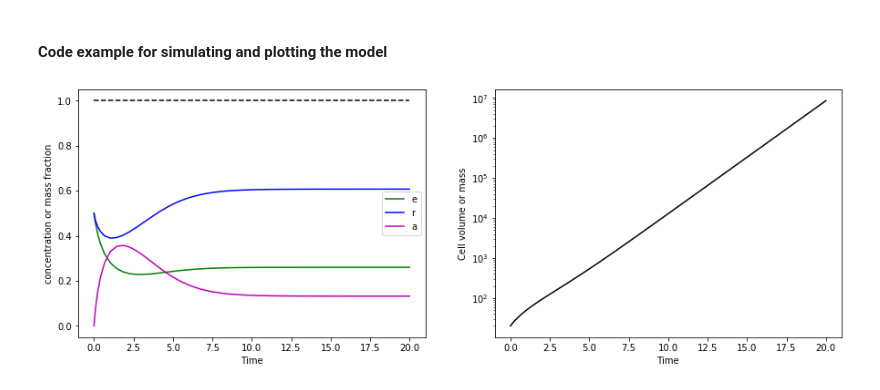
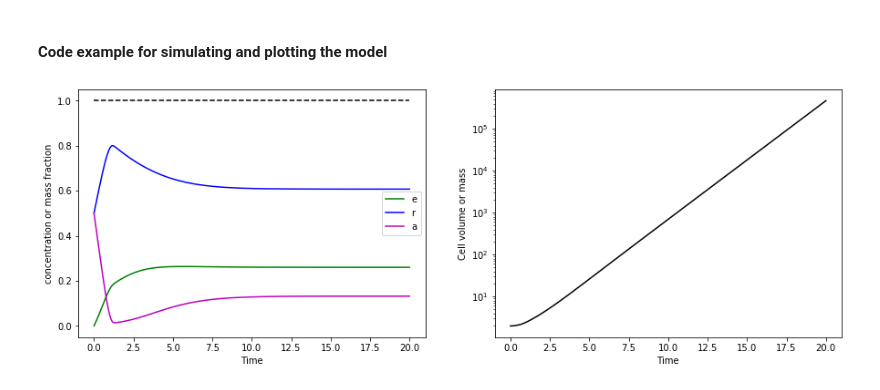
Before and after one commit to fbertaux/ERA_toymodel, a Jupyter notebook: ERA_coarse_grained_model_exercise.ipynb, the cells around one changed output. Drawn from its saved outputs; the diff is of its cells as text; code cells hidden in the pictures.

```diff
--- a/ERA_coarse_grained_model_exercise.ipynb
+++ b/ERA_coarse_grained_model_exercise.ipynb
@@ -82,20 +60,19 @@ ode_result = integrate.solve_ivp(derivs, # the RHS for the ODEs
+# %%
+E0, R0, A0 = 0, 1, 1
+t, E, R, A, V, e, r, a = simulate(params=params, duration=20, E0=E0, R0=R0, A0=A0)
 # %%
 # Plotting the result of the ODE simulation.
 # We verify that the concentrations always sum to 1
-E,R,A = ode_result.y
-V = E + R + A
-e, r, a = E/V, R/V, A/V
-t = ode_result.t
 f, (ax1,ax2) = plt.subplots(ncols=2, nrows=1, figsize=(15,5))
 ax1.plot(t, e, 'g', label='e')
 ax1.plot(t, r, 'b', label='r')
 ax1.plot(t, a, 'm', label='a')
 ax1.plot(t, e + r + a, '--k')
 ax1.legend()
 ax1.set_ylabel('concentration or mass fraction')
 ax2.semilogy(t, V, 'k')
 ax2.set_ylabel('Cell volume or mass')
 for ax in [ax1, ax2]:
     ax.set_xlabel('Time')
 # %% [output]
-[figure, old version]
+[figure, new version]
```
Also changed, not shown: parts of 13 cells of this notebook, 1 other file.
